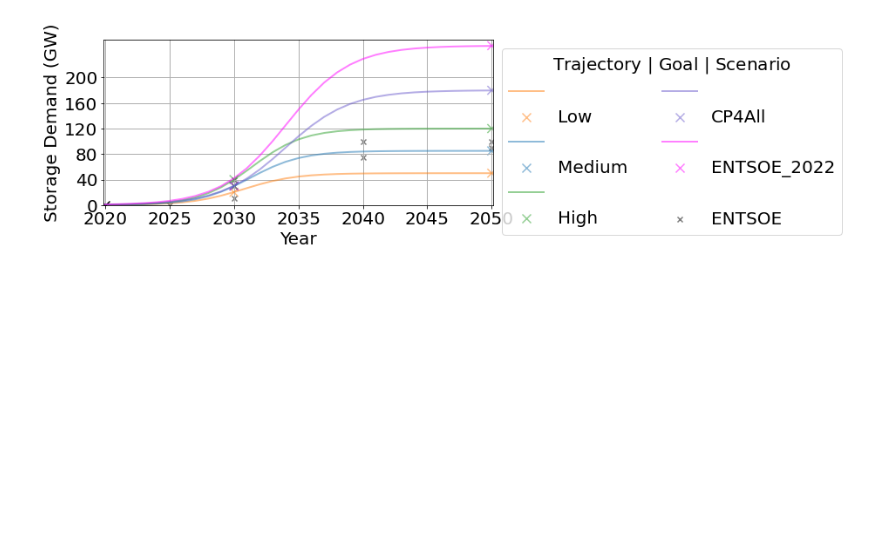
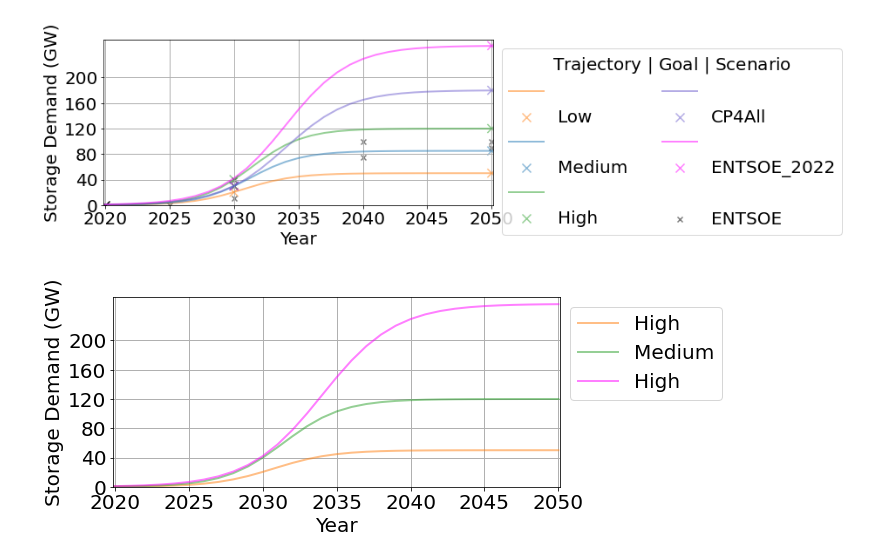
Before and after one commit to fernaag/V2G_in_EU, a Jupyter notebook: data/data_handling_scripts/storage_demand_GW.ipynb, the cells around one changed output. Saved outputs shown, nothing was run; the diff lists cells and outputs as text; code cells hidden in the pictures; blank space fills up the shorter version.

```diff
--- a/data/data_handling_scripts/storage_demand_GW.ipynb
+++ b/data/data_handling_scripts/storage_demand_GW.ipynb
@@ -263,3 +263,37 @@ df_GW.to_csv('storage_demand_GW.csv')
 df_GW.to_excel('storage_demand_GW.xlsx')
 # %% [output]
 [figure]
+# %%
+# For SI
+fig = plt.figure(figsize=[8, 3.5], facecolor ='white')
+plt.rcParams.update({'font.size': 20})
+transp = 0.5
+# plots
+# plt.scatter([2020], [0.4], s = [100], marker = 'x', color = 'Black')
+# - low
+plt.plot(df_GW['Low'],  linewidth = 2, color = 'tab:orange', alpha = transp, label = 'High')
+# plt.scatter([2030, 2050], [20, 50], s = [100, 100], marker = 'x', label = 'Low   ', color = 'tab:orange', alpha = transp)
+# - high
+plt.plot(df_GW['High'],  linewidth = 2, color = 'tab:green', alpha = transp, label = 'Medium')
+# plt.scatter([2030, 2050], [40, 120], s = [100, 100], marker = 'x', label = 'Medium', color = 'tab:green', alpha = transp)
+# New ENTSOE scenario --> Added by Fernando
+plt.plot(df_GW['ENTSOE_2022'],  linewidth = 2, color = 'magenta', alpha = transp, label = 'High')
+# plt.scatter([2030, 2050], [30, 250], s = [100, 100], marker = 'x', label = 'High', color = 'magenta', alpha = transp)
+# - ENTSOE
+# plt.plot([2025], [0], label = ' ', alpha = 0)
+# plt.scatter([2025, 2030, 2030, 2040, 2050, 2030, 2040, 2050], [0, 10, 40, 100, 100, 30, 75, 90], marker = 'x', label = 'ENTSOE', color = 'tab:gray')
+# layout
+plt.legend(loc = 'upper left', bbox_to_anchor=(1,1))
+plt.grid(linewidth=1)
+plt.xlabel('Year')
+plt.ylabel('Storage Demand (GW)')
+plt.xlim((2019.9, 2050.1))
+# plt.xlim((2015, 2050))
+plt.ylim((0, 260))
+plt.yticks(np.arange(0, 220, 40))
+# export to csv
+df_GW.to_csv('storage_demand_GW.csv')
+df_GW.to_excel('storage_demand_GW.xlsx')
+fig.savefig(os.path.join(os.getcwd(), 'SI', 'storage_scenarios'), dpi=600)
+# %% [output]
+[figure, added]
```
Also changed, not shown: 21 other files.
